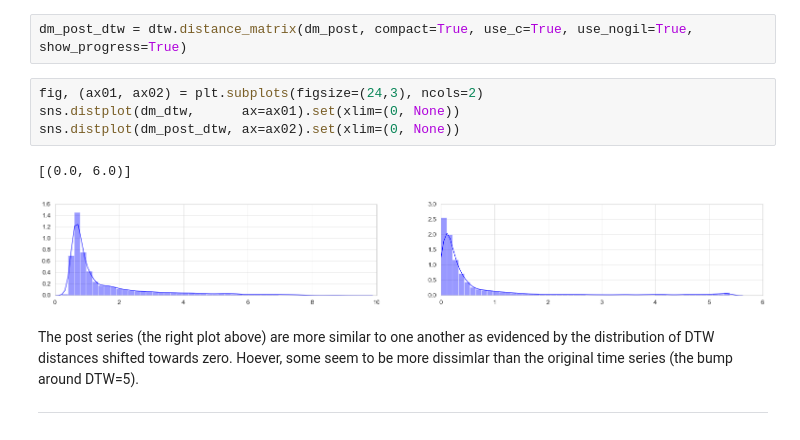
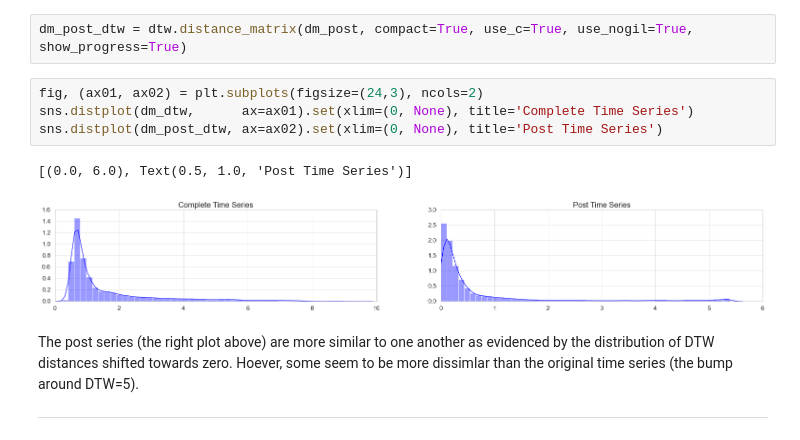
Before and after one commit to momacs/pram, a Jupyter notebook: src/sim/14-covid19/analysis/COVID-19 - Mobility.ipynb, the cells around one changed output. Saved outputs shown, nothing was run; the diff lists cells and outputs as text.

```diff
--- a/src/sim/14-covid19/analysis/COVID-19 - Mobility.ipynb
+++ b/src/sim/14-covid19/analysis/COVID-19 - Mobility.ipynb
@@ -305,11 +321,11 @@ dm_dtw = dtw.distance_matrix(dm, compact=True, use_c=True, use_nogil=True, show_
 dm_post_dtw = dtw.distance_matrix(dm_post, compact=True, use_c=True, use_nogil=True, show_progress=True)
 # %%
 fig, (ax01, ax02) = plt.subplots(figsize=(24,3), ncols=2)
-sns.distplot(dm_dtw,      ax=ax01).set(xlim=(0, None))
-sns.distplot(dm_post_dtw, ax=ax02).set(xlim=(0, None))
+sns.distplot(dm_dtw,      ax=ax01).set(xlim=(0, None), title='Complete Time Series')
+sns.distplot(dm_post_dtw, ax=ax02).set(xlim=(0, None), title='Post Time Series')
 # %% [output]
-[(0.0, 6.0)]
+[(0.0, 6.0), Text(0.5, 1.0, 'Post Time Series')]
-[figure, old version]
+[figure, new version]
 # %% [markdown]
 The post series (the right plot above) are more similar to one another as evidenced by the distribution of DTW distances shifted towards zero.  Hoever, some seem to be more dissimlar than the original time series (the bump around DTW=5).
 
```
Also changed, not shown: parts of 20 cells of this notebook.
